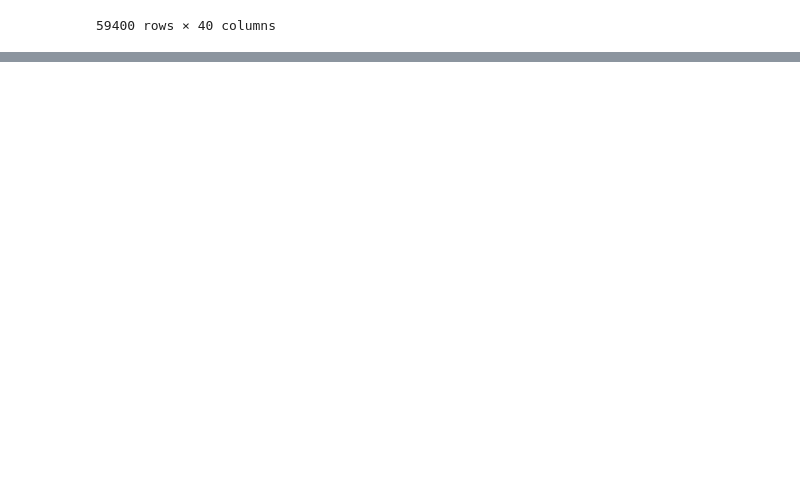
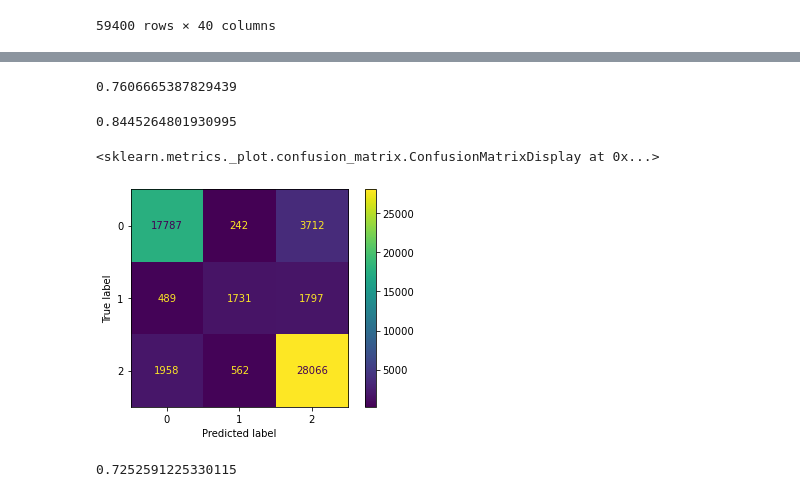
Before and after one commit to Alarsen16/Tanzanian_Water_Wells_Status, a Jupyter notebook: James Notebook.ipynb, the cells around one changed output, grey strips where cells are left out. Saved outputs shown, nothing was run; the diff lists cells and outputs as text; code cells hidden in the pictures; blank space fills up the shorter version.

```diff
--- a/James Notebook.ipynb
+++ b/James Notebook.ipynb
@@ -40,0 +422,4 @@ dtype: int64
+# %%
+knn_model = KNeighborsClassifier(n_neighbors=3)
+
+knn_model.fit(X_clean, y)
@@ -40,0 +433,4 @@ dtype: int64
+# %%
+knn_model = KNeighborsClassifier(n_neighbors=13)
+
+knn_model.fit(X_clean, y)
@@ -40,0 +449,27 @@ dtype: int64
+# %%
+ct = DecisionTreeClassifier(max_depth=None)
+
+ct.fit(X_clean, y)
+
+score = cross_val_score(estimator=ct, X=X_clean, y=y, cv=10)
+score.mean()
+# %% [output]
+0.7606665387829439
+# %%
+ct = DecisionTreeClassifier(max_depth=None)
+
+ct.fit(X_clean, y)
+ct.score(X_clean, y)
+# %% [output]
+0.8445264801930995
+# %%
+plot_confusion_matrix(ct, X_clean, y)
+# %% [output]
+<sklearn.metrics._plot.confusion_matrix.ConfusionMatrixDisplay at 0x...>
+[figure, added]
+# %%
+ada = AdaBoostClassifier(n_estimators=1000)
+ada.fit(X_clean, y)
+ada.score(X_clean, y)
+# %% [output]
+0.7252591225330115
```
Also changed, not shown: parts of 79 cells of this notebook, 1 other file.
